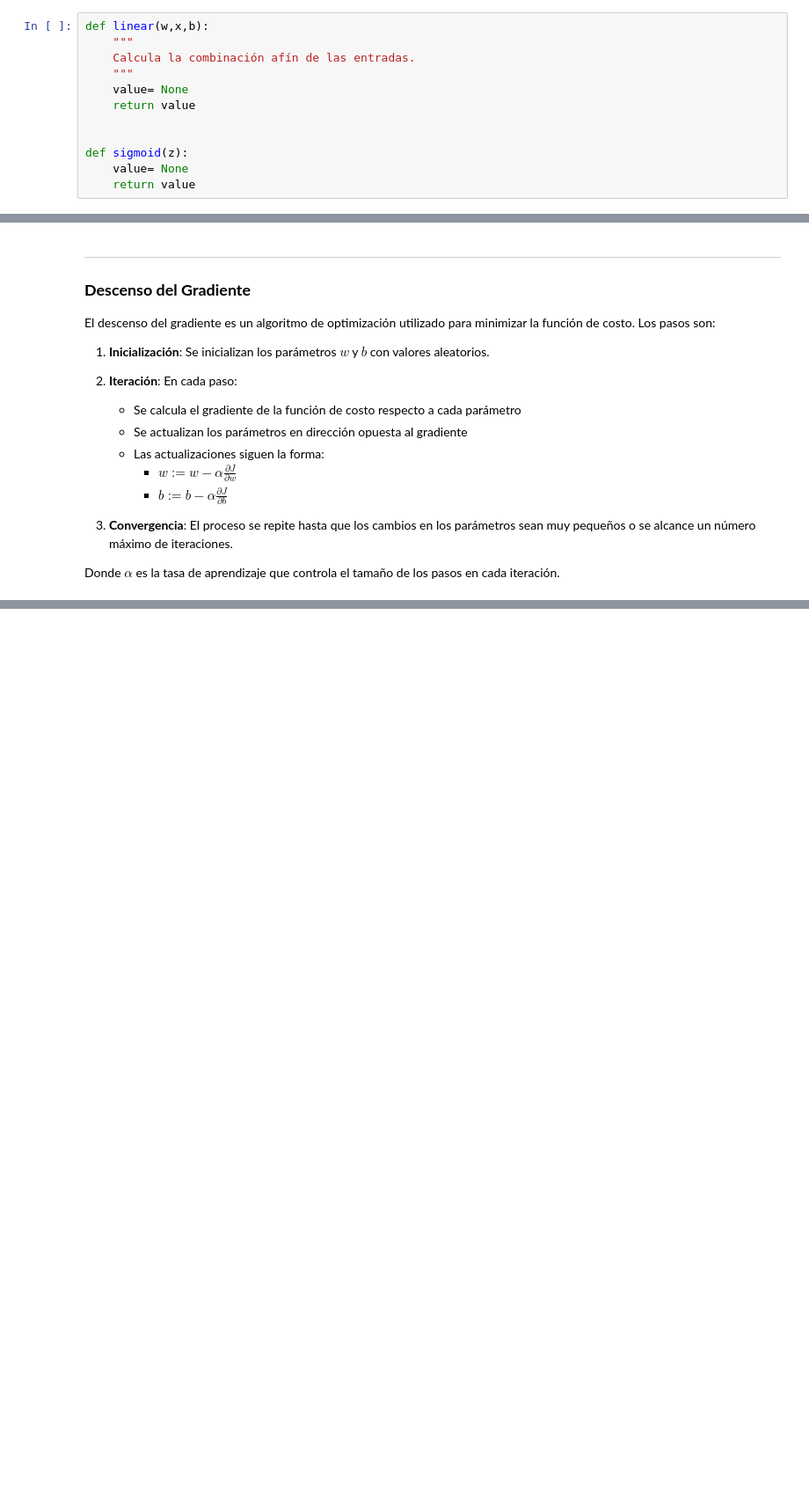
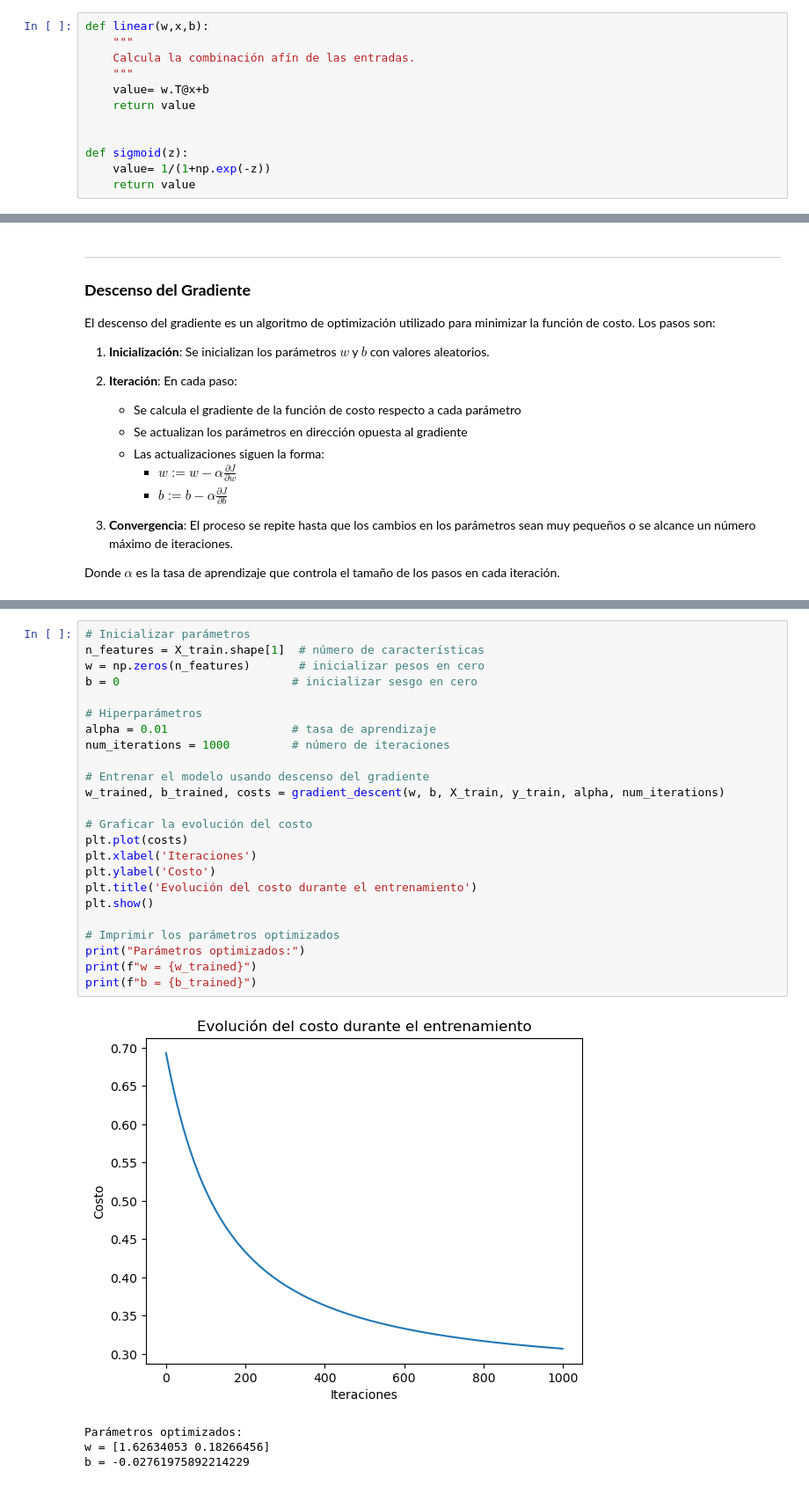
Before and after one commit to sarahcoral/Intro2DeepLearning, a Jupyter notebook: Introduction to machine learning/Machine_learning_exercise.ipynb, the cells around one changed output, grey strips where cells are left out. Shown at 88% size. Drawn from its saved outputs; the diff is of its cells as text; blank space fills up the shorter version.

```diff
--- a/Introduction to machine learning/Machine_learning_exercise.ipynb
+++ b/Introduction to machine learning/Machine_learning_exercise.ipynb
@@ -91,12 +91,12 @@ def linear(w,x,b):
     """
     Calcula la combinación afín de las entradas.
     """
-    value= None
+    value= w.T@x+b
     return value
 
 
 def sigmoid(z):
-    value= None
+    value= 1/(1+np.exp(-z))
     return value
 # %% [markdown]
 ## Paso 3 Definir la función de costo
@@ -162,0 +184,29 @@ def gradient_descent(w,b,X_train,y_train,alpha,num_iterations):
+# %%
+# Inicializar parámetros
+n_features = X_train.shape[1]  # número de características
+w = np.zeros(n_features)       # inicializar pesos en cero
+b = 0                         # inicializar sesgo en cero
+
+# Hiperparámetros
+alpha = 0.01                  # tasa de aprendizaje
+num_iterations = 1000         # número de iteraciones
+
+# Entrenar el modelo usando descenso del gradiente
+w_trained, b_trained, costs = gradient_descent(w, b, X_train, y_train, alpha, num_iterations)
+
+# Graficar la evolución del costo
+plt.plot(costs)
+plt.xlabel('Iteraciones')
+plt.ylabel('Costo')
+plt.title('Evolución del costo durante el entrenamiento')
+plt.show()
+
+# Imprimir los parámetros optimizados
+print("Parámetros optimizados:")
+print(f"w = {w_trained}")
+print(f"b = {b_trained}")
+# %% [output]
+[figure, added]
+Parámetros optimizados:
+w = [1.62634053 0.18266456]
+b = -0.02761975892214229
```
Also changed, not shown: parts of 6 cells of this notebook, 3 other files.
